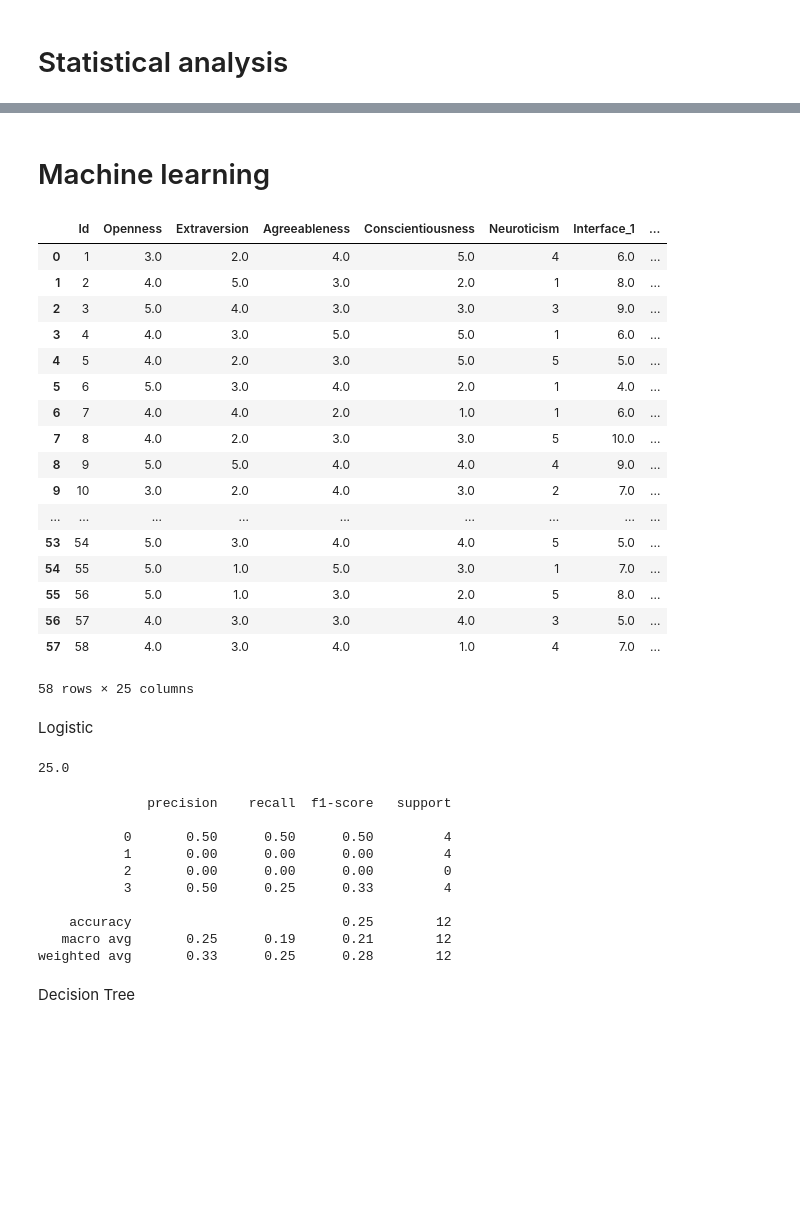
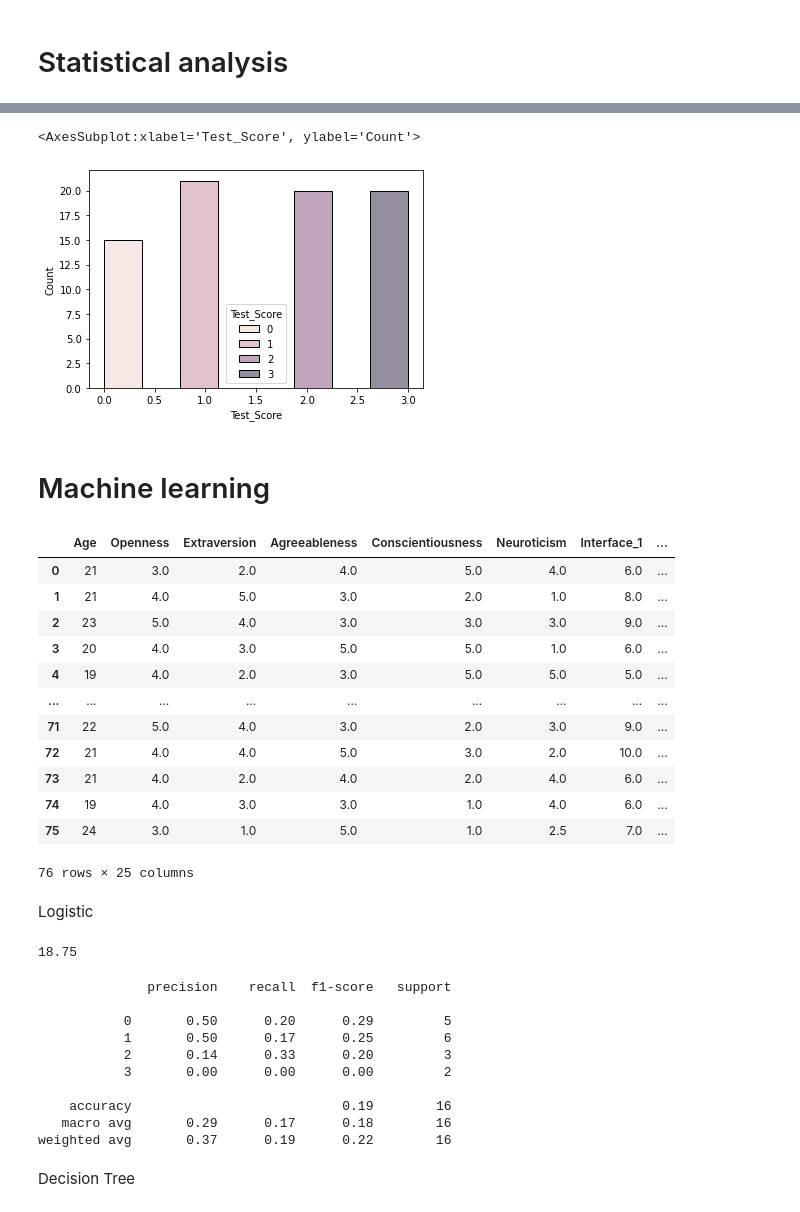
Before and after one commit to Mariamali2001/Bachelor_Project, a Jupyter notebook: Project.ipynb, the cells around one changed output, grey strips where cells are left out. Cells and saved outputs as stored; diff of their text form; code cells hidden in the pictures; blank space fills up the shorter version.

```diff
--- a/Project.ipynb
+++ b/Project.ipynb
@@ -25,7 +25,7 @@ from sklearn.tree import DecisionTreeClassifier
 # %% [markdown]
 Reading data
 # %%
-data = pd.read_csv("Data.csv",nrows=58)
+data = pd.read_csv("Data.csv",nrows=76)
 data
 # %% [output]
 |  | Id | Name | Gender | Field | Occupation | Age | Openness | Extraversion | Agreeableness | ... |
@@ -161,29 +161,29 @@ corr.style.background_gradient(cmap='Pastel1')
+# %%
+sns.histplot(x='Test_Score', hue='Test_Score', data=data)
+# %% [output]
+<AxesSubplot:xlabel='Test_Score', ylabel='Count'>
+[figure, added]
 # %% [markdown]
 # Machine learning
 # %%
 y = data['Test_Score']
 y
-x = data.drop(['Test_Score','Name','Occupation','Gender','Field','Age'],axis = 1)
+x = data.drop(['Test_Score','Name','Occupation','Field','Id','Gender'],axis = 1)
 x
 # %% [output]
-|  | Id | Openness | Extraversion | Agreeableness | Conscientiousness | Neuroticism | Interface_1 | ... |
-| 0 | 1 | 3.0 | 2.0 | 4.0 | 5.0 | 4 | 6.0 | ... |
-| 1 | 2 | 4.0 | 5.0 | 3.0 | 2.0 | 1 | 8.0 | ... |
-| 2 | 3 | 5.0 | 4.0 | 3.0 | 3.0 | 3 | 9.0 | ... |
-| 3 | 4 | 4.0 | 3.0 | 5.0 | 5.0 | 1 | 6.0 | ... |
-| 4 | 5 | 4.0 | 2.0 | 3.0 | 5.0 | 5 | 5.0 | ... |
-| 5 | 6 | 5.0 | 3.0 | 4.0 | 2.0 | 1 | 4.0 | ... |
-| 6 | 7 | 4.0 | 4.0 | 2.0 | 1.0 | 1 | 6.0 | ... |
-| 7 | 8 | 4.0 | 2.0 | 3.0 | 3.0 | 5 | 10.0 | ... |
-| 8 | 9 | 5.0 | 5.0 | 4.0 | 4.0 | 4 | 9.0 | ... |
-| 9 | 10 | 3.0 | 2.0 | 4.0 | 3.0 | 2 | 7.0 | ... |
+|  | Age | Openness | Extraversion | Agreeableness | Conscientiousness | Neuroticism | Interface_1 | ... |
+| 0 | 21 | 3.0 | 2.0 | 4.0 | 5.0 | 4.0 | 6.0 | ... |
+| 1 | 21 | 4.0 | 5.0 | 3.0 | 2.0 | 1.0 | 8.0 | ... |
+| 2 | 23 | 5.0 | 4.0 | 3.0 | 3.0 | 3.0 | 9.0 | ... |
+| 3 | 20 | 4.0 | 3.0 | 5.0 | 5.0 | 1.0 | 6.0 | ... |
+| 4 | 19 | 4.0 | 2.0 | 3.0 | 5.0 | 5.0 | 5.0 | ... |
 | ... | ... | ... | ... | ... | ... | ... | ... | ... |
-| 53 | 54 | 5.0 | 3.0 | 4.0 | 4.0 | 5 | 5.0 | ... |
-| 54 | 55 | 5.0 | 1.0 | 5.0 | 3.0 | 1 | 7.0 | ... |
-| 55 | 56 | 5.0 | 1.0 | 3.0 | 2.0 | 5 | 8.0 | ... |
-| 56 | 57 | 4.0 | 3.0 | 3.0 | 4.0 | 3 | 5.0 | ... |
-| 57 | 58 | 4.0 | 3.0 | 4.0 | 1.0 | 4 | 7.0 | ... |
+| 71 | 22 | 5.0 | 4.0 | 3.0 | 2.0 | 3.0 | 9.0 | ... |
+| 72 | 21 | 4.0 | 4.0 | 5.0 | 3.0 | 2.0 | 10.0 | ... |
+| 73 | 21 | 4.0 | 2.0 | 4.0 | 2.0 | 4.0 | 6.0 | ... |
+| 74 | 19 | 4.0 | 3.0 | 3.0 | 1.0 | 4.0 | 6.0 | ... |
+| 75 | 24 | 3.0 | 1.0 | 5.0 | 1.0 | 2.5 | 7.0 | ... |
-58 rows × 25 columns
+76 rows × 25 columns
 # %%
 Y= y.values
 X=x.values
@@ -199,20 +199,20 @@ y_pred_lgr= model.predict(x_test)
 # %%
 accuracy_score(y_test, y_pred_lgr)*100
 # %% [output]
-25.0
+18.75
 # %%
 print(classification_report(y_test, y_pred_lgr))
 # %% [output]
               precision    recall  f1-score   support
 
-           0       0.50      0.50      0.50         4
-           1       0.00      0.00      0.00         4
-           2       0.00      0.00      0.00         0
-           3       0.50      0.25      0.33         4
+           0       0.50      0.20      0.29         5
+           1       0.50      0.17      0.25         6
+           2       0.14      0.33      0.20         3
+           3       0.00      0.00      0.00         2
 
-    accuracy                           0.25        12
-   macro avg       0.25      0.19      0.21        12
-weighted avg       0.33      0.25      0.28        12
+    accuracy                           0.19        16
+   macro avg       0.29      0.17      0.18        16
+weighted avg       0.37      0.19      0.22        16
 # %% [markdown]
 Decision Tree
 # %%
```
Also changed, not shown: parts of 42 cells of this notebook, 1 other file.
